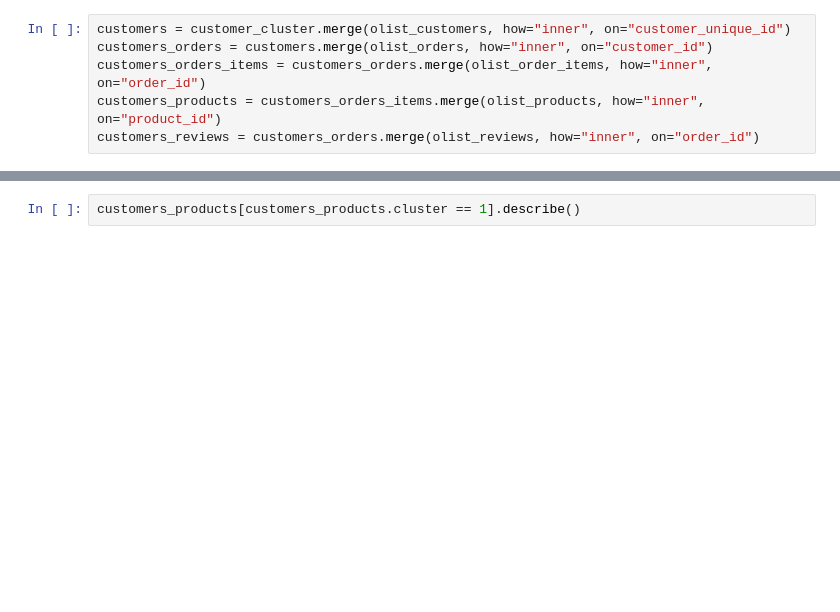
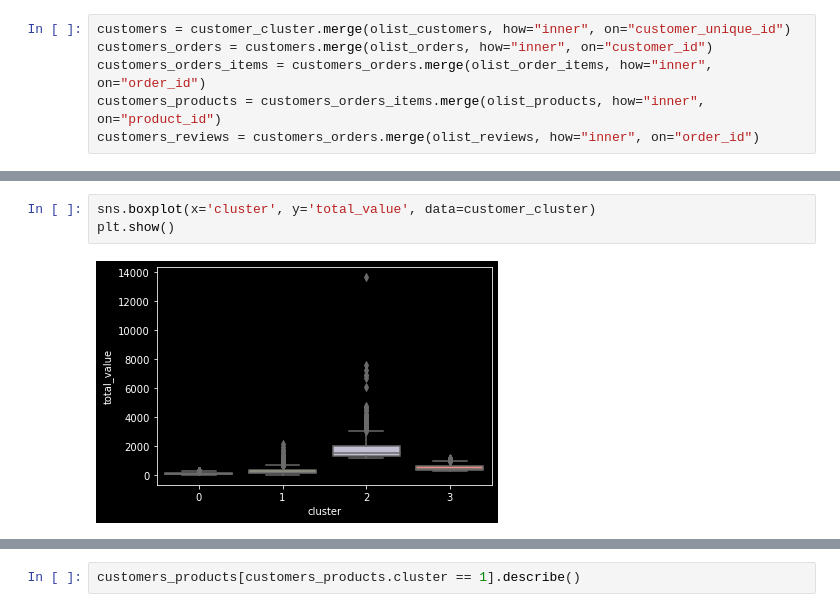
Before and after one commit to douglasfdantas/Clustering_Olist, a Jupyter notebook: notebooks/analise_cluster.ipynb, the cells around one changed output, grey strips where cells are left out. Saved outputs shown, nothing was run; the diff lists cells and outputs as text; blank space fills up the shorter version.

```diff
--- a/notebooks/analise_cluster.ipynb
+++ b/notebooks/analise_cluster.ipynb
@@ -45,4 +103,9 @@ customers_products[customers_products.cluster == 2].describe()
 | max | 94978.000000 | 13664.080000 | 4.000000 | 2.0 | 99615.000000 | 20.000000 | 6735.000000 | ... |
+# %%
+sns.boxplot(x='cluster', y='total_value', data=customer_cluster)
+plt.show()
+# %% [output]
+[figure, added]
 # %%
 customers_products[customers_products.cluster == 2].product_category_name.value_counts()
 # %% [output]
```
Also changed, not shown: parts of 20 cells of this notebook, 3 other files.
